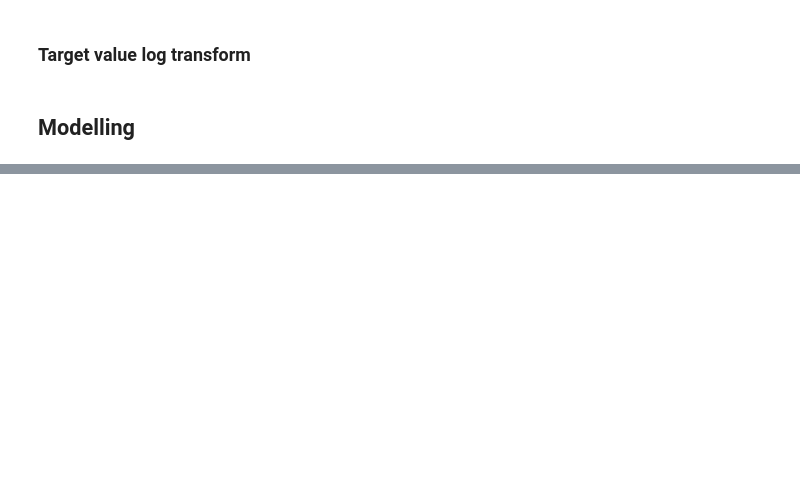
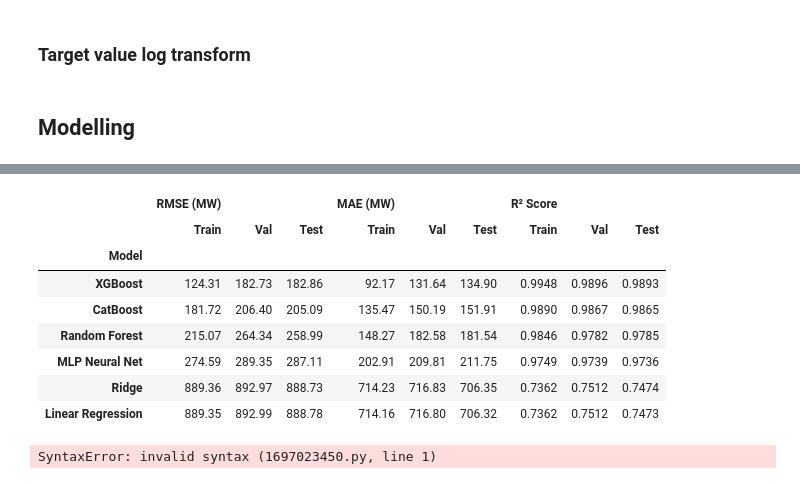
Before and after one commit to yashbankar777/STfDS-GROUP_PROJECT, a Jupyter notebook: Modelling.ipynb, the cells around one changed output, grey strips where cells are left out. Drawn from its saved outputs; the diff is of its cells as text; code cells hidden in the pictures; blank space fills up the shorter version.

Commit message:
modelling done
modelling

```diff
--- a/Modelling.ipynb
+++ b/Modelling.ipynb
@@ -141,0 +209,16 @@ lin_test_preds = lin_reg.predict(X_test)
+# %%
+
+from sklearn.ensemble import RandomForestRegressor
+
+rf_model = RandomForestRegressor(
+    n_estimators=300,
+    max_depth=12,
+    min_samples_leaf=4,
+    n_jobs=-1,
+    random_state=42
+)
+rf_model.fit(X_tr, y_train)
+
+rf_train_preds = rf_model.predict(X_tr)
+rf_val_preds   = rf_model.predict(X_v)
+rf_test_preds  = rf_model.predict(X_te)
@@ -207,0 +387,56 @@ display(metrics_df)
+# %%
+
+from sklearn.metrics import mean_absolute_error, mean_squared_error, r2_score
+import numpy as np
+import pandas as pd
+
+def get_metrics(y_true, y_pred, model_name, split):
+    rmse = np.sqrt(mean_squared_error(y_true, y_pred))
+    mae  = mean_absolute_error(y_true, y_pred)
+    r2   = r2_score(y_true, y_pred)
+    return {
+        'Model':     model_name,
+        'Split':     split,
+        'RMSE (MW)': round(rmse, 2),
+        'MAE (MW)':  round(mae, 2),
+        'R² Score':  round(r2, 4)
+    }
+
+results = []
+
+models = {
+    'Linear Regression': (lin_train_preds,   lin_val_preds,   lin_test_preds),
+    'Ridge':             (ridge_train_preds,  ridge_val_preds,  ridge_test_preds),  # ← added
+    'Random Forest':     (rf_train_preds,     rf_val_preds,     rf_test_preds),
+    'XGBoost':           (xgb_train_preds,    xgb_val_preds,    xgb_test_preds),
+    'CatBoost':          (cat_train_preds,    cat_val_preds,    cat_test_preds),
+    'MLP Neural Net':    (mlp_train_preds,    mlp_val_preds,    mlp_test_preds),
+}
+
+for name, (tr_p, v_p, te_p) in models.items():
+    results.append(get_metrics(y_train, tr_p, name, 'Train'))
+    results.append(get_metrics(y_val,   v_p,  name, 'Val'))
+    results.append(get_metrics(y_test,  te_p, name, 'Test'))
+
+metrics_df = pd.DataFrame(results)
+
+# Clean wide pivot table
+pivot = metrics_df.pivot(index='Model', columns='Split', values=['RMSE (MW)', 'MAE (MW)', 'R² Score'])
+pivot = pivot.reindex(columns=pd.MultiIndex.from_product(
+    [['RMSE (MW)', 'MAE (MW)', 'R² Score'], ['Train', 'Val', 'Test']]
+))
+display(pivot.sort_values(('RMSE (MW)', 'Test')))
+# %% [output]
+|  | RMSE (MW) |  |  | MAE (MW) |  |  | R² Score |  |  |
+|  | Train | Val | Test | Train | Val | Test | Train | Val | Test |
+| Model |  |  |  |  |  |  |  |  |  |
+| XGBoost | 124.31 | 182.73 | 182.86 | 92.17 | 131.64 | 134.90 | 0.9948 | 0.9896 | 0.9893 |
+| CatBoost | 181.72 | 206.40 | 205.09 | 135.47 | 150.19 | 151.91 | 0.9890 | 0.9867 | 0.9865 |
+| Random Forest | 215.07 | 264.34 | 258.99 | 148.27 | 182.58 | 181.54 | 0.9846 | 0.9782 | 0.9785 |
+| MLP Neural Net | 274.59 | 289.35 | 287.11 | 202.91 | 209.81 | 211.75 | 0.9749 | 0.9739 | 0.9736 |
+| Ridge | 889.36 | 892.97 | 888.73 | 714.23 | 716.83 | 706.35 | 0.7362 | 0.7512 | 0.7474 |
+| Linear Regression | 889.35 | 892.99 | 888.78 | 714.16 | 716.80 | 706.32 | 0.7362 | 0.7512 | 0.7473 |
+# %%
+git push
+# %% [output]
+SyntaxError: invalid syntax (1697023450.py, line 1)
```
Also changed, not shown: parts of 11 cells of this notebook, 7 other files.
